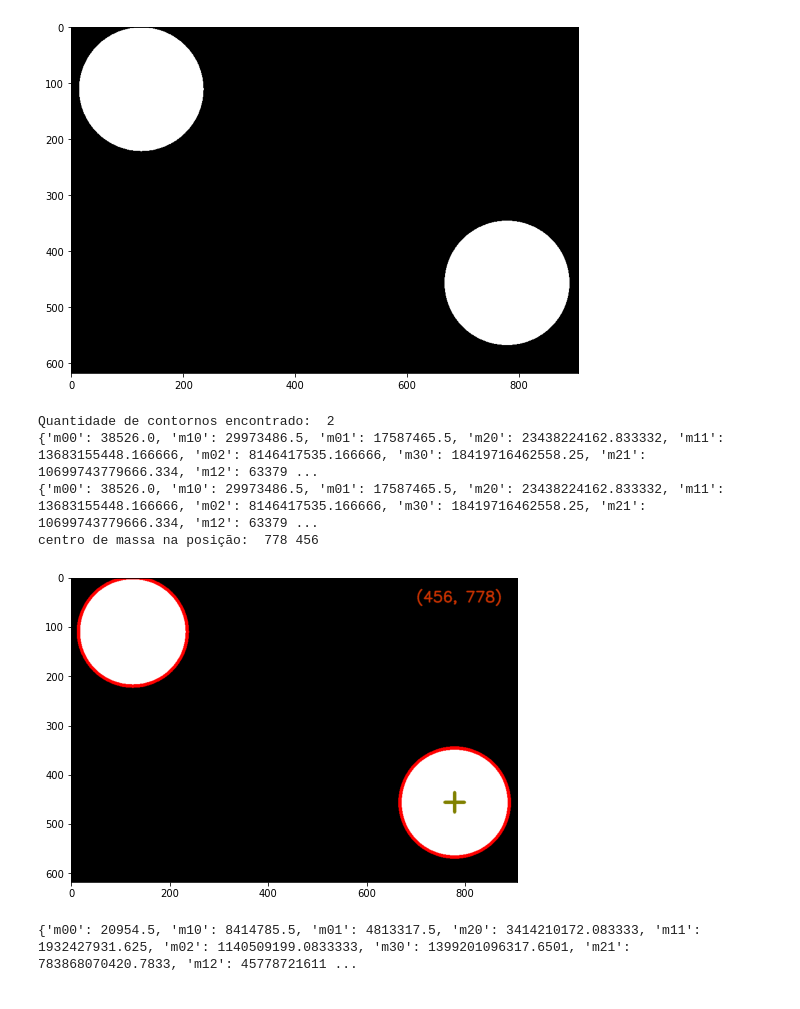
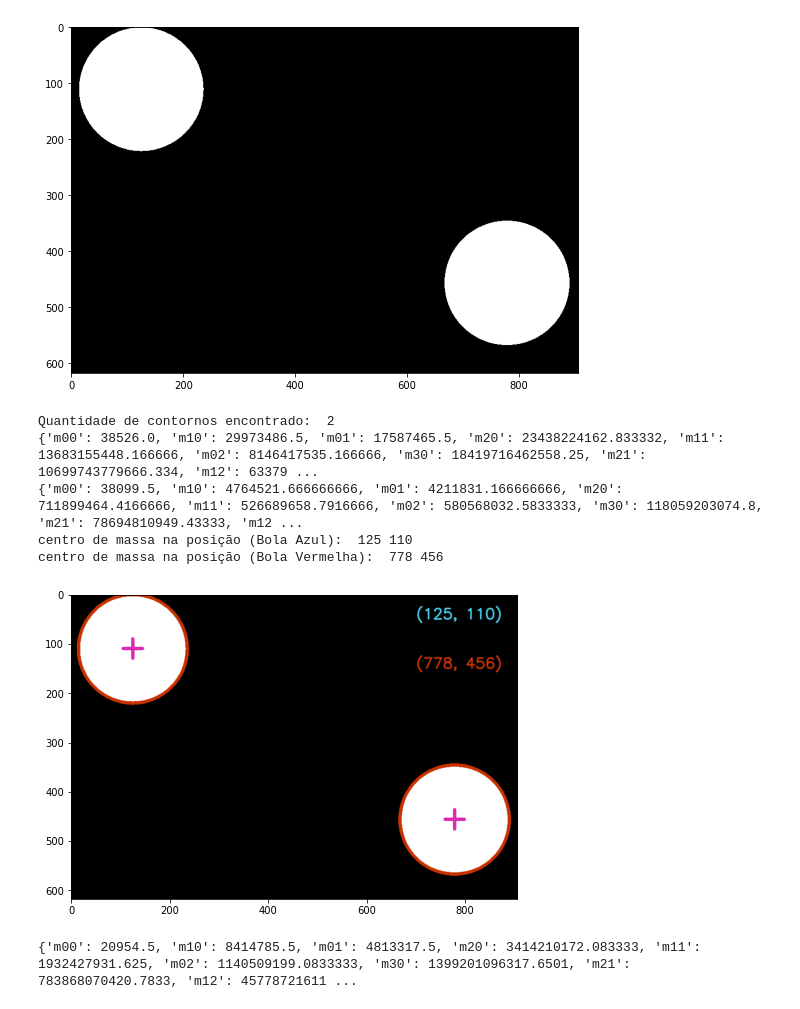
Before and after one commit to AnnaGiuliaGatti/Nac-1-AI, a Jupyter notebook: Espaço de cor e contorno.ipynb, the cells around one changed output. Saved outputs shown, nothing was run; the diff lists cells and outputs as text; code cells hidden in the pictures.

```diff
--- a/Espaço de cor e contorno.ipynb
+++ b/Espaço de cor e contorno.ipynb
@@ -67,10 +67,10 @@ img_hsv = cv2.cvtColor(img, cv2.COLOR_BGR2HSV)
 
 
 
-image_lower_hsv0 = np.array([85, 160, 210])
-image_upper_hsv0 = np.array([95, 185, 230])
+image_lower_hsvB = np.array([85, 160, 210])
+image_upper_hsvB = np.array([95, 185, 230])
 
-mask_hsv0 = cv2.inRange(img_hsv, image_lower_hsv0, image_upper_hsv0)
+mask_hsvB = cv2.inRange(img_hsv, image_lower_hsvB, image_upper_hsvB)
 
 image_lower_hsv1 = np.array([0, 100, 100])
 image_upper_hsv1 = np.array([10, 255, 255])
@@ -82,71 +82,102 @@ image_upper_hsv2 = np.array([180, 255, 255])
 
 mask_hsv2 = cv2.inRange(img_hsv, image_lower_hsv2, image_upper_hsv2)
 
-mask_hsv = cv2.bitwise_or(mask_hsv1, mask_hsv2)
+mask_hsvR = cv2.bitwise_or(mask_hsv1, mask_hsv2)
 
 
-mask_hsvf = cv2.bitwise_or(mask_hsv, mask_hsv0)
+mask_hsvFinal = cv2.bitwise_or(mask_hsvR, mask_hsvB)
 
 
 # para quem tem opencv rev 3.x
 #_,contornos, _ = cv2.findContours(mask_hsv, cv2.RETR_TREE, cv2.CHAIN_APPROX_SIMPLE)
 #para quem tem opencv >rev4.x
-contornos, _ = cv2.findContours(mask_hsvf, cv2.RETR_TREE, cv2.CHAIN_APPROX_SIMPLE)
+contornos, _ = cv2.findContours(mask_hsvFinal, cv2.RETR_TREE, cv2.CHAIN_APPROX_SIMPLE)
 print("Quantidade de contornos encontrado: ", len(contornos))
 
-mask_rgb = cv2.cvtColor(mask_hsvf, cv2.COLOR_GRAY2RGB)
-contornos_img = mask_rgb.copy() # Cópia da máscara para ser desenhada "por cima"
+mask_rgbBlue = cv2.cvtColor(mask_hsvB, cv2.COLOR_GRAY2RGB)
+contornos_imgB = mask_rgbBlue.copy() # Cópia da máscara para ser desenhada "por cima"
 
-cv2.drawContours(contornos_img, contornos, -1, [255, 0, 0], 5);
+cv2.drawContours(contornos_imgB, contornos, -1, [200,50,0], 5);
 
+
+mask_rgbRed = cv2.cvtColor(mask_hsvR, cv2.COLOR_GRAY2RGB)
+contornos_imgR = mask_rgbRed.copy() # Cópia da máscara para ser desenhada "por cima"
+
+cv2.drawContours(contornos_imgR, contornos, -1, [200,50,0], 5);
+
+contornos_img = cv2.bitwise_or(contornos_imgB, contornos_imgR)
 
 plt.figure(figsize=(8,6))
 plt.imshow(contornos_img);
 
 
-print( M )
+
 
 cnt = contornos[0]
 
 M = cv2.moments(cnt)
 print( M )
 
-
+cnt = contornos[1]
 M2 = cv2.moments(cnt)
 
-
-cx = int(M['m10']/M['m00'])
-cy = int(M['m01']/M['m00'])
+print( M2)
 
 
-print("centro de massa na posição: ",cx, cy)
+cxR = int(M['m10']/M['m00'])
+cyR = int(M['m01']/M['m00'])
+
+
+cxB = int(M2['m10']/M2['m00'])
+cyB = int(M2['m01']/M2['m00'])
+
+print("centro de massa na posição (Bola Azul): ",cxB, cyB)
+print("centro de massa na posição (Bola Vermelha): ",cxR, cyR)
+
 
 
 
 ## para desenhar a cruz vamos passar a cor e o tamanho em pixel
 size = 20
-color = (128,128,0)
+color = (219, 42, 178)
 
 
-cv2.line(contornos_img,(cx - size,cy),(cx + size,cy),color,5)
-cv2.line(contornos_img,(cx,cy - size),(cx, cy + size),color,5)
+cv2.line(contornos_imgR,(cxR - size,cyR),(cxR + size,cyR),color,5)
+cv2.line(contornos_imgR,(cxR,cyR - size),(cxR, cyR + size),color,5)
+
+
+cv2.line(contornos_imgB,(cxB - size,cyB),(cxB + size,cyB),color,5)
+cv2.line(contornos_imgB,(cxB,cyB - size),(cxB, cyB + size),color,5)
+
+cv2.line(contornos_img,(cxB - size,cyB),(cxR + size ,cyR),color,5)
 
 # Para escrever vamos definir uma fonte
 
 font = cv2.FONT_HERSHEY_SIMPLEX
-text = cy , cx
-origem = (700,50)
+textB = cxB , cyB
+origemB = (700,50)
 
-cv2.putText(contornos_img, str(text), origem, font,1,(200,50,0),2,cv2.LINE_AA)
+font = cv2.FONT_HERSHEY_SIMPLEX
+textR = cxR , cyR
+origemR = (700,150)
+
+
+
+cv2.putText(contornos_imgB, str(textB), origemB, font,1,(73, 203, 230),2,cv2.LINE_AA)
+
+cv2.putText(contornos_imgR, str(textR), origemR, font,1,(200,50,0),2,cv2.LINE_AA)
+
+contornos_img = cv2.bitwise_or(contornos_imgB, contornos_imgR)
 
 
 plt.imshow(contornos_img);
 # %% [output]
 Quantidade de contornos encontrado:  2
 {'m00': 38526.0, 'm10': 29973486.5, 'm01': 17587465.5, 'm20': 23438224162.833332, 'm11': 13683155448.166666, 'm02': 8146417535.166666, 'm30': 18419716462558.25, 'm21': 10699743779666.334, 'm12': 63379 ...
-{'m00': 38526.0, 'm10': 29973486.5, 'm01': 17587465.5, 'm20': 23438224162.833332, 'm11': 13683155448.166666, 'm02': 8146417535.166666, 'm30': 18419716462558.25, 'm21': 10699743779666.334, 'm12': 63379 ...
-centro de massa na posição:  778 456
+{'m00': 38099.5, 'm10': 4764521.666666666, 'm01': 4211831.166666666, 'm20': 711899464.4166666, 'm11': 526689658.7916666, 'm02': 580568032.5833333, 'm30': 118059203074.8, 'm21': 78694810949.43333, 'm12 ...
+centro de massa na posição (Bola Azul):  125 110
+centro de massa na posição (Bola Vermelha):  778 456
-[figure, old version]
+[figure, new version]
 # %%
 #Implemente seu código
 # %%
```
